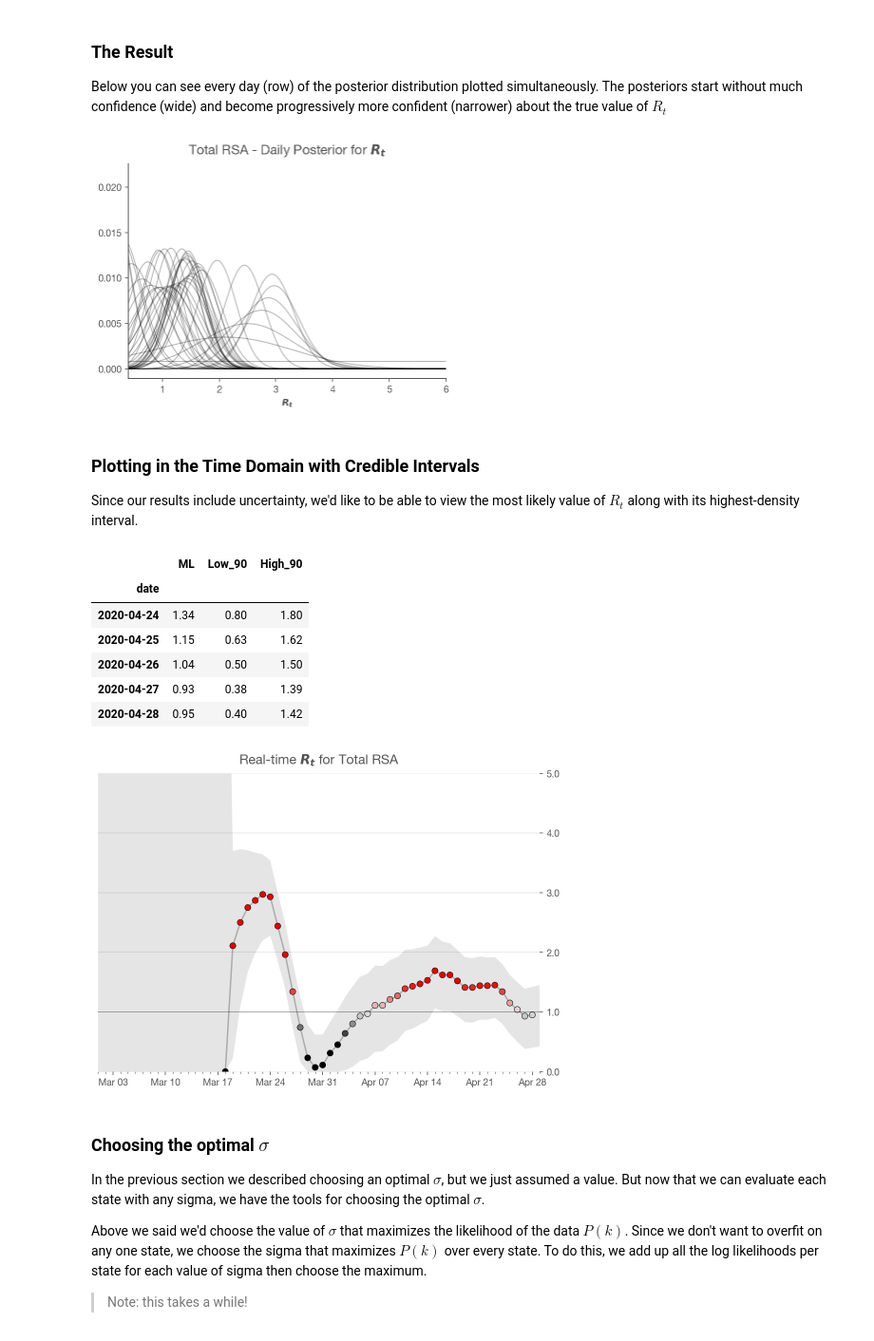
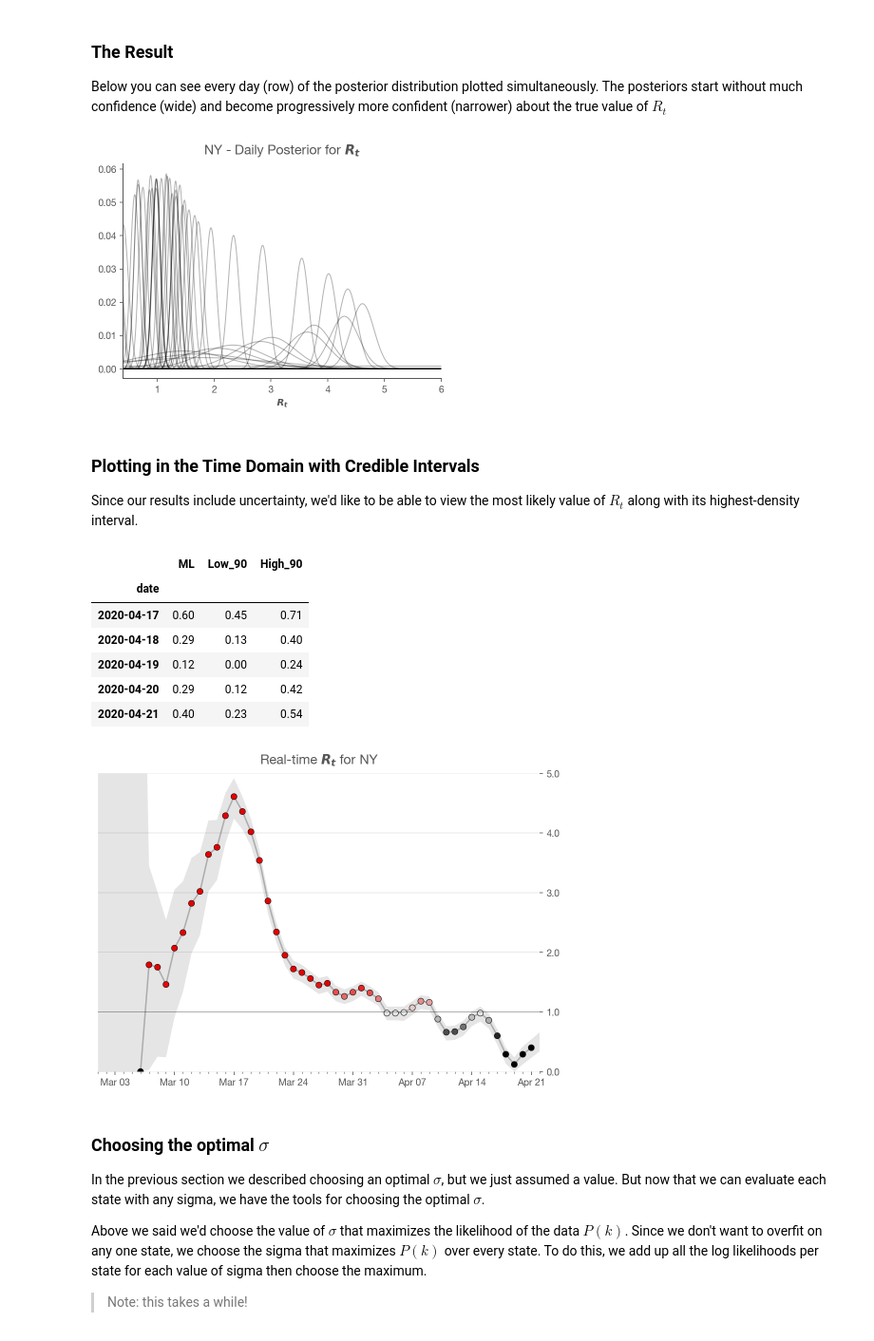
Before and after one commit to heerden/covid-19, a Jupyter notebook: Realtime R0.ipynb, the cells around one changed output. Shown at 95% size. Cells and saved outputs as stored; diff of their text form; code cells hidden in the pictures.

```diff
--- a/Realtime R0.ipynb
+++ b/Realtime R0.ipynb
@@ -297,9 +274,16 @@ states.tail()
+# %%
+url = 'https://covidtracking.com/api/v1/states/daily.csv'
+states = pd.read_csv(url,
+                     usecols=['date', 'state', 'positive'],
+                     parse_dates=['date'],
+                     index_col=['state', 'date'],
+                     squeeze=True).sort_index()
 # %% [markdown]
 Taking a look at the state, we need to start the analysis when there are a consistent number of cases each day. Find the last zero new case day and start on the day after that.
 
 Also, case reporting is very erratic based on testing backlogs, etc. To get the best view of the 'true' data we can, I've applied a gaussian filter to the time series. This is obviously an arbitrary choice, but you'd imagine the real world process is not nearly as stochastic as the actual reporting.
 # %%
-state_name = 'Total RSA'
+state_name = 'NY'
 
 def prepare_cases(cases, cutoff=25):
     new_cases = cases.diff()
@@ -316,9 +300,9 @@ def prepare_cases(cases, cutoff=25):
 
     return original, smoothed
 
-cases = pd.Series(states[state_name].values,index=states['date'])
+cases = states.xs(state_name).rename(f"{state_name} cases")
 
-original, smoothed = prepare_cases(cases, cutoff=25)
+original, smoothed = prepare_cases(cases)
 
 original.plot(title=f"{state_name} New Cases per Day",
                c='k',
@@ -455,7 +439,7 @@ ax = posteriors.plot(title=f'{state_name} - Daily Posterior for $R_t$',
 
 ax.set_xlabel('$R_t$');
 # %% [output]
-[figure, old version]
+[figure, new version]
 # %% [markdown]
 ### Plotting in the Time Domain with Credible Intervals
 
@@ -467,17 +451,17 @@ hdis = highest_density_interval(posteriors, p=.9)
 most_likely = posteriors.idxmax().rename('ML')
 
 # Look into why you shift -1
-single_result = pd.concat([most_likely, hdis], axis=1)
+result = pd.concat([most_likely, hdis], axis=1)
 
-single_result.tail()
+result.tail()
 # %% [output]
 |  | ML | Low_90 | High_90 |
 | date |  |  |  |
-| 2020-04-24 | 1.34 | 0.80 | 1.80 |
-| 2020-04-25 | 1.15 | 0.63 | 1.62 |
-| 2020-04-26 | 1.04 | 0.50 | 1.50 |
-| 2020-04-27 | 0.93 | 0.38 | 1.39 |
-| 2020-04-28 | 0.95 | 0.40 | 1.42 |
+| 2020-04-17 | 0.60 | 0.45 | 0.71 |
+| 2020-04-18 | 0.29 | 0.13 | 0.40 |
+| 2020-04-19 | 0.12 | 0.00 | 0.24 |
+| 2020-04-20 | 0.29 | 0.12 | 0.42 |
+| 2020-04-21 | 0.40 | 0.23 | 0.54 |
 # %%
 def plot_rt(result, ax, state_name):
 
@@ -527,35 +511,35 @@ def plot_rt(result, ax, state_name):
                     lw=0,
                     zorder=3)
 
     ax.axhline(1.0, c='k', lw=1, label='$R_t=1.0$', alpha=.25);
 
     # Formatting
     ax.xaxis.set_major_locator(mdates.MonthLocator())
     ax.xaxis.set_major_formatter(mdates.DateFormatter('%b'))
     ax.xaxis.set_minor_locator(mdates.DayLocator())
 
     ax.yaxis.set_major_locator(ticker.MultipleLocator(1))
     ax.yaxis.set_major_formatter(ticker.StrMethodFormatter("{x:.1f}"))
     ax.yaxis.tick_right()
     ax.spines['left'].set_visible(False)
     ax.spines['bottom'].set_visible(False)
     ax.spines['right'].set_visible(False)
     ax.margins(0)
     ax.grid(which='major', axis='y', c='k', alpha=.1, zorder=-2)
     ax.margins(0)
     ax.set_ylim(0.0, 5.0)
     ax.set_xlim(pd.Timestamp('2020-03-01'), result.index.get_level_values('date')[-1]+pd.Timedelta(days=1))
     fig.set_facecolor('w')
 
 
 fig, ax = plt.subplots(figsize=(600/72,400/72))
 
-plot_rt(single_result, ax, state_name)
+plot_rt(result, ax, state_name)
 ax.set_title(f'Real-time $R_t$ for {state_name}')
 ax.xaxis.set_major_locator(mdates.WeekdayLocator())
 ax.xaxis.set_major_formatter(mdates.DateFormatter('%b %d'))
 # %% [output]
-[figure, old version]
+[figure, new version]
 # %% [markdown]
 ### Choosing the optimal $\sigma$
 
```
Also changed, not shown: parts of 19 cells of this notebook, 3 other files.
